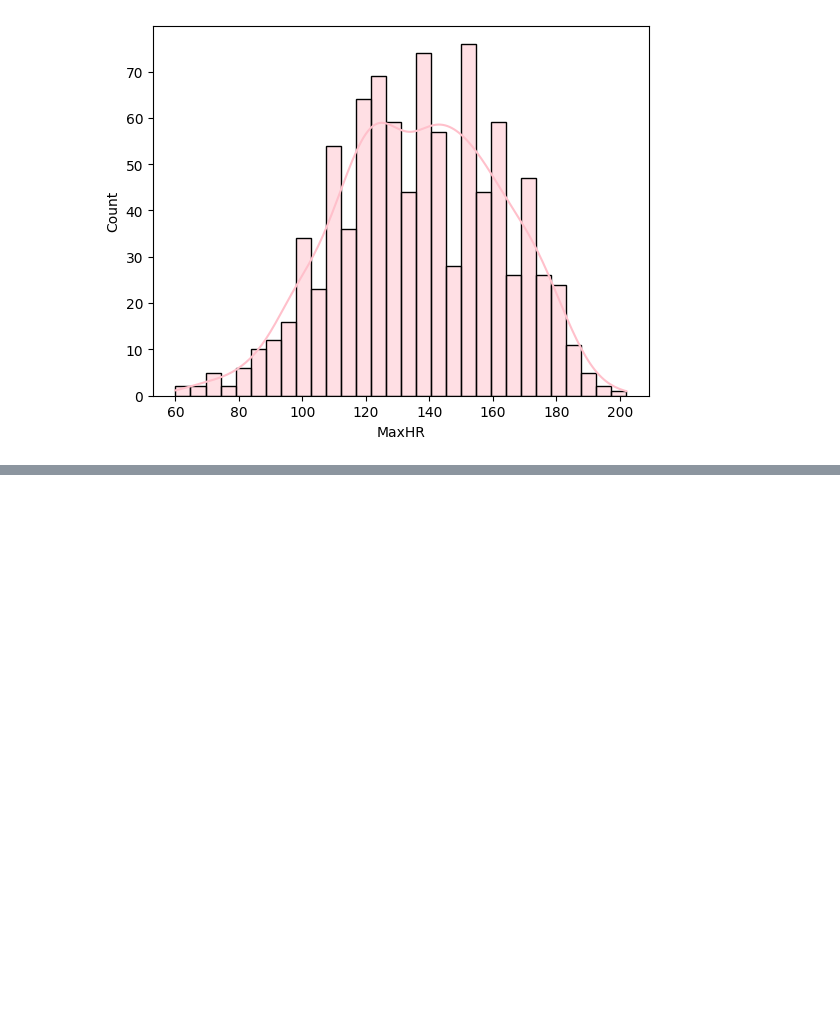
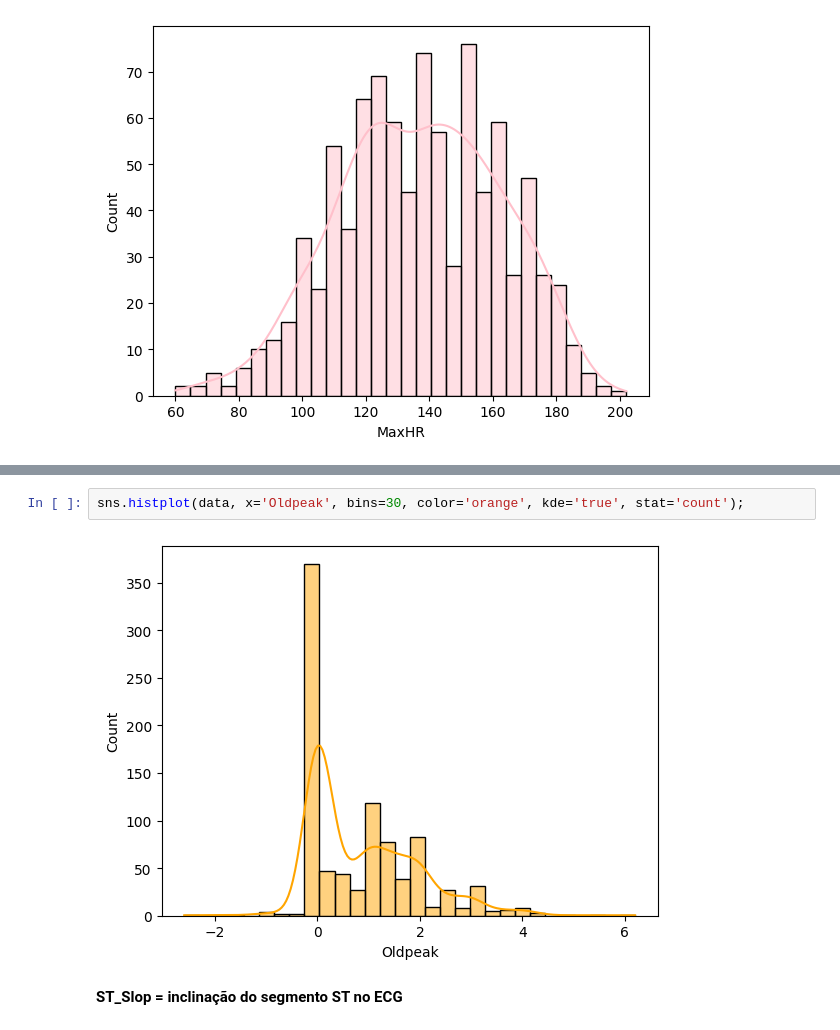
Before and after one commit to KaremLeticia/Tratamento_Classificacao_Doenca_Cardiaca, a Jupyter notebook: main.ipynb, the cells around one changed output, grey strips where cells are left out. Drawn from its saved outputs; the diff is of its cells as text; blank space fills up the shorter version.

```diff
--- a/main.ipynb
+++ b/main.ipynb
@@ -245,0 +268,6 @@ px.pie(data, names='ExerciseAngina', title='Angina induzida por exercício')
+# %%
+sns.histplot(data, x='Oldpeak', bins=30, color='orange', kde='true', stat='count');
+# %% [output]
+[figure, added]
+# %% [markdown]
+**ST_Slop = inclinação do segmento ST no ECG**
```
Also changed, not shown: parts of 15 cells of this notebook.
